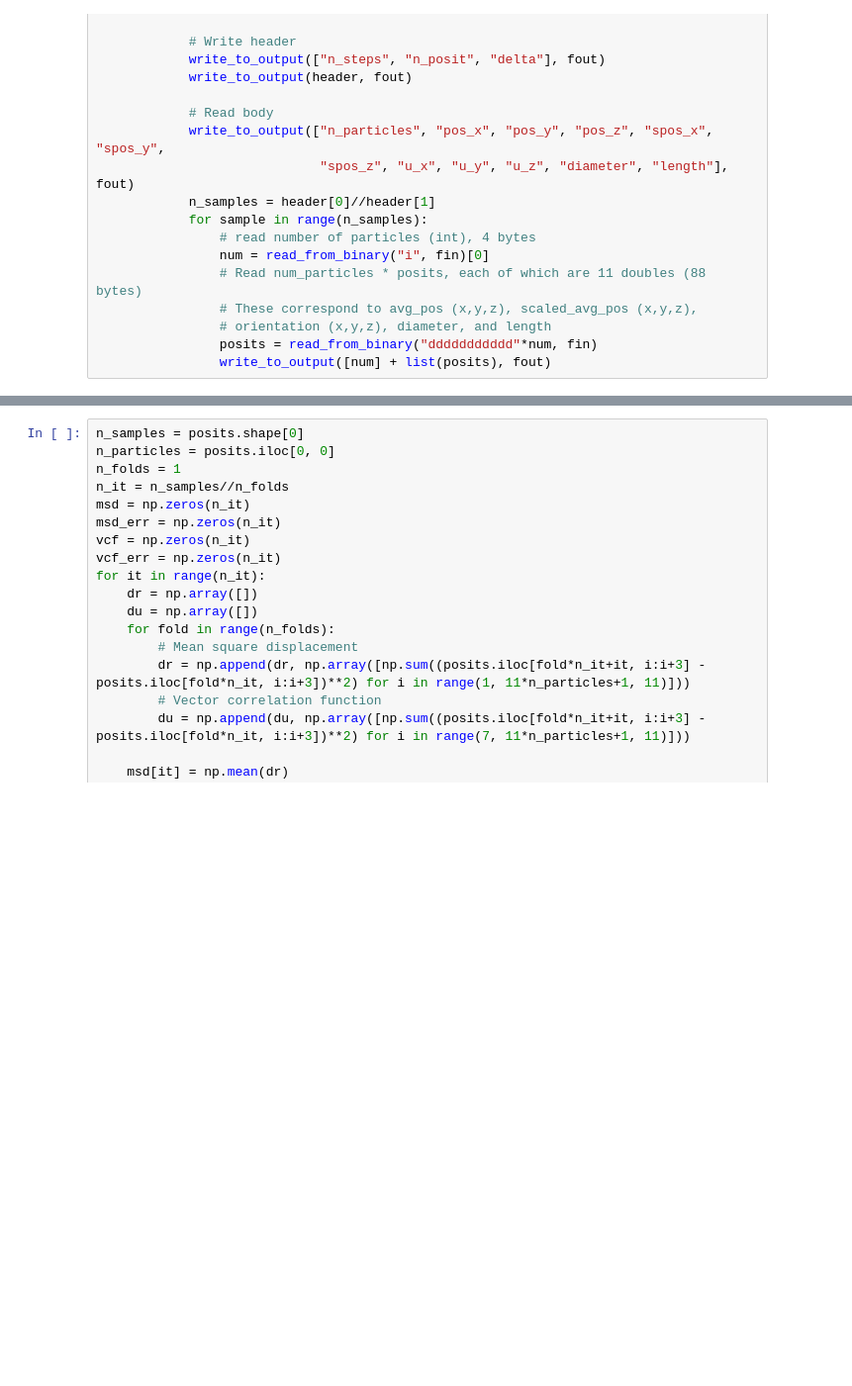
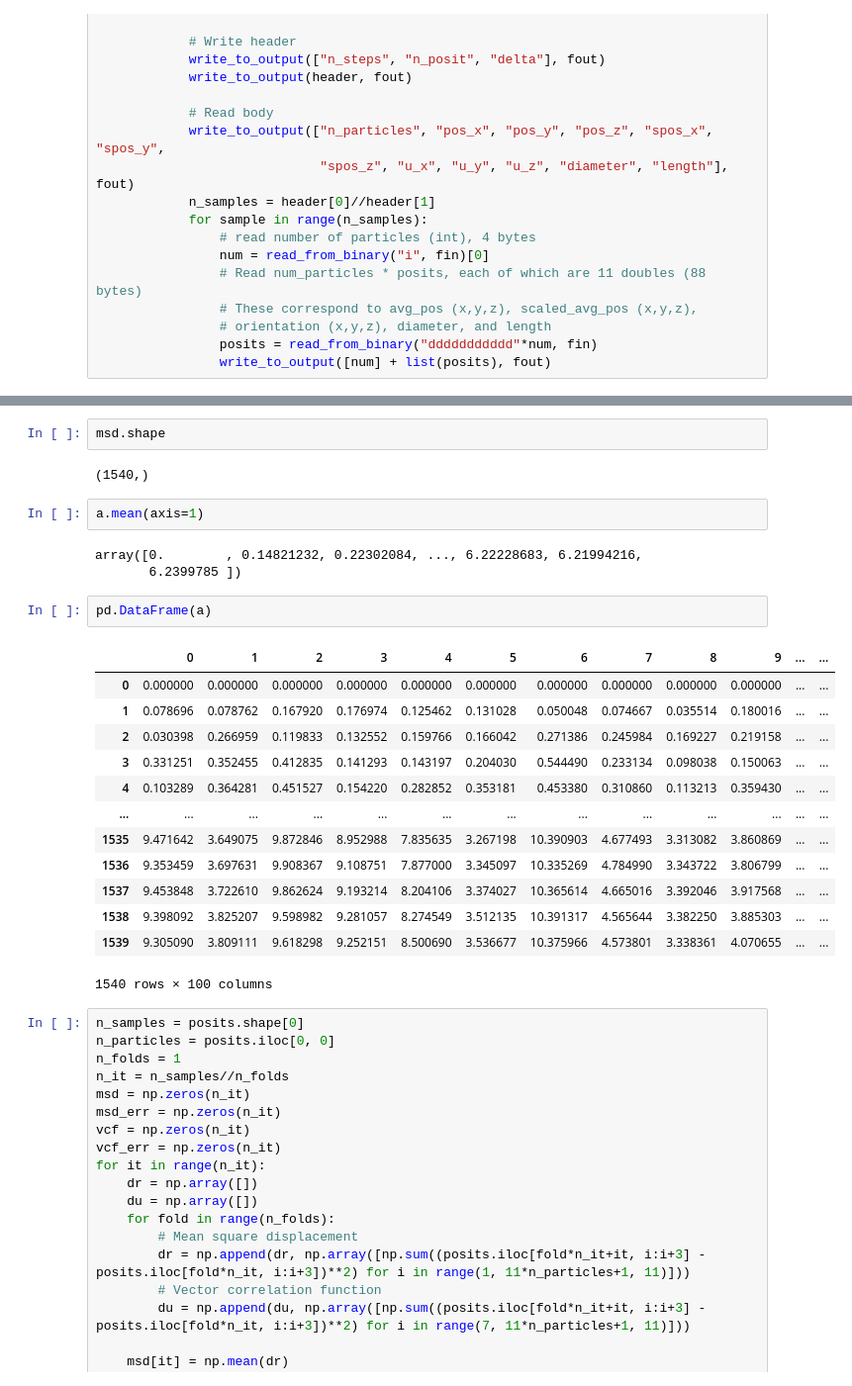
Before and after one commit to jeffmm/simcore, a Jupyter notebook: notebooks/diffusion_from_posits.ipynb, the cells around one changed output, grey strips where cells are left out. Shown at 99% size. Cells and saved outputs as stored; diff of their text form; blank space fills up the shorter version.

```diff
--- a/notebooks/diffusion_from_posits.ipynb
+++ b/notebooks/diffusion_from_posits.ipynb
@@ -54,3 +84,28 @@ posits = pd.read_csv("../filament_test_filament.posit.hr", skiprows=3, delim_whi
+# %%
+msd.shape
+# %% [output]
+(1540,)
+# %%
+a.mean(axis=1)
+# %% [output]
+array([0.        , 0.14821232, 0.22302084, ..., 6.22228683, 6.21994216,
+       6.2399785 ])
+# %%
+pd.DataFrame(a)
+# %% [output]
+|  | 0 | 1 | 2 | 3 | 4 | 5 | 6 | 7 | 8 | 9 | ... | ... |
+| 0 | 0.000000 | 0.000000 | 0.000000 | 0.000000 | 0.000000 | 0.000000 | 0.000000 | 0.000000 | 0.000000 | 0.000000 | ... | ... |
+| 1 | 0.078696 | 0.078762 | 0.167920 | 0.176974 | 0.125462 | 0.131028 | 0.050048 | 0.074667 | 0.035514 | 0.180016 | ... | ... |
+| 2 | 0.030398 | 0.266959 | 0.119833 | 0.132552 | 0.159766 | 0.166042 | 0.271386 | 0.245984 | 0.169227 | 0.219158 | ... | ... |
+| 3 | 0.331251 | 0.352455 | 0.412835 | 0.141293 | 0.143197 | 0.204030 | 0.544490 | 0.233134 | 0.098038 | 0.150063 | ... | ... |
+| 4 | 0.103289 | 0.364281 | 0.451527 | 0.154220 | 0.282852 | 0.353181 | 0.453380 | 0.310860 | 0.113213 | 0.359430 | ... | ... |
+| ... | ... | ... | ... | ... | ... | ... | ... | ... | ... | ... | ... | ... |
+| 1535 | 9.471642 | 3.649075 | 9.872846 | 8.952988 | 7.835635 | 3.267198 | 10.390903 | 4.677493 | 3.313082 | 3.860869 | ... | ... |
+| 1536 | 9.353459 | 3.697631 | 9.908367 | 9.108751 | 7.877000 | 3.345097 | 10.335269 | 4.784990 | 3.343722 | 3.806799 | ... | ... |
+| 1537 | 9.453848 | 3.722610 | 9.862624 | 9.193214 | 8.204106 | 3.374027 | 10.365614 | 4.665016 | 3.392046 | 3.917568 | ... | ... |
+| 1538 | 9.398092 | 3.825207 | 9.598982 | 9.281057 | 8.274549 | 3.512135 | 10.391317 | 4.565644 | 3.382250 | 3.885303 | ... | ... |
+| 1539 | 9.305090 | 3.809111 | 9.618298 | 9.252151 | 8.500690 | 3.536677 | 10.375966 | 4.573801 | 3.338361 | 4.070655 | ... | ... |
+1540 rows × 100 columns
 # %%
 n_samples = posits.shape[0]
 n_particles = posits.iloc[0, 0]
```
Also changed, not shown: parts of 7 cells of this notebook, 1 other file.
